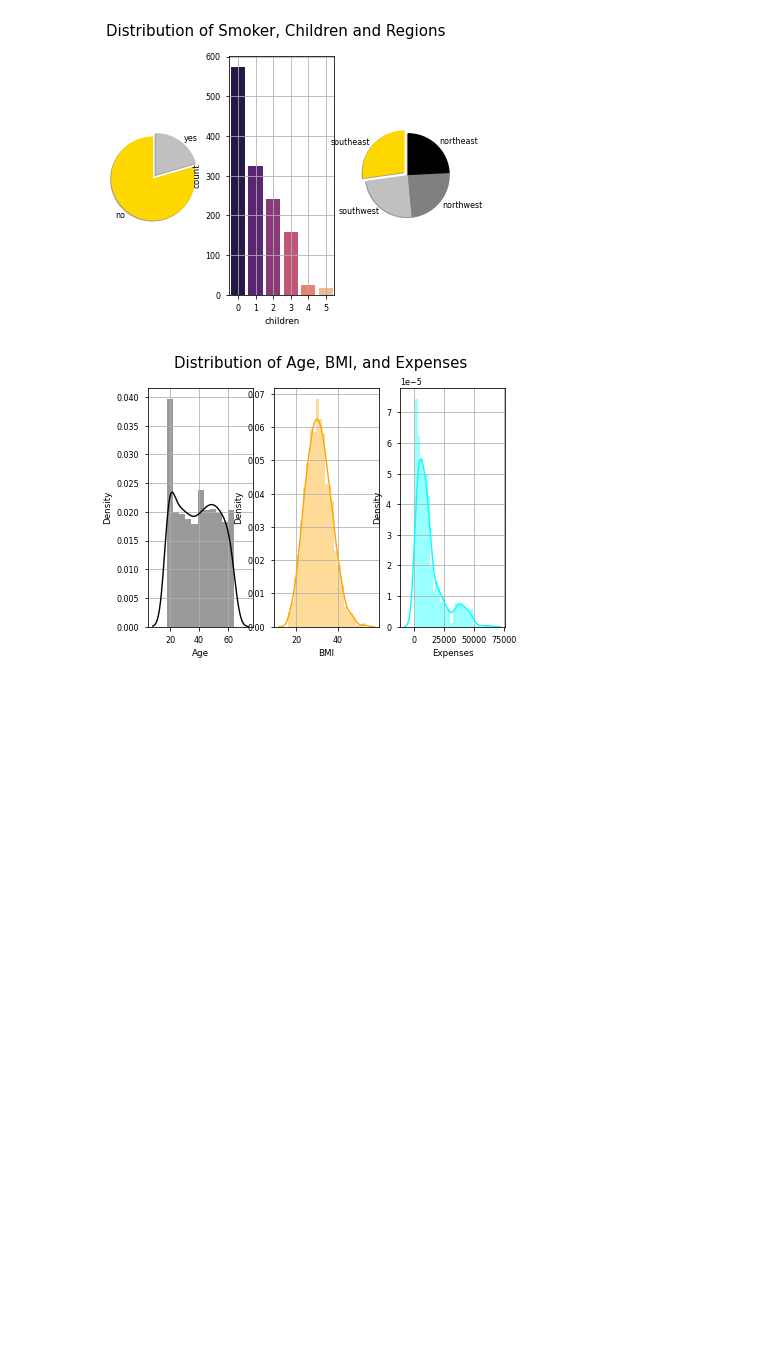
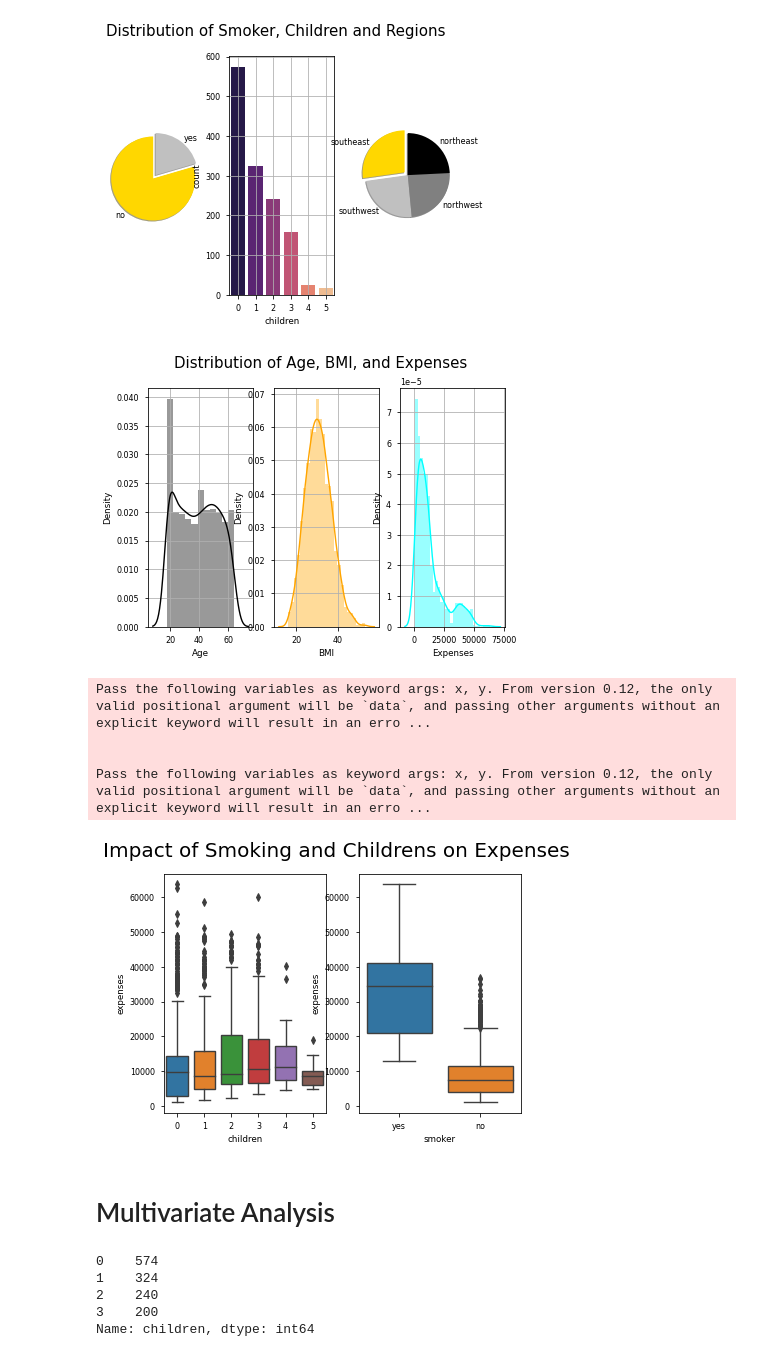
Before and after one commit to Shubham-1-cell/Medical-Expense-Prediction, a Jupyter notebook: Prediction.ipynb, the cells around one changed output. Drawn from its saved outputs; the diff is of its cells as text; code cells hidden in the pictures; blank space fills up the shorter version.

```diff
--- a/Prediction.ipynb
+++ b/Prediction.ipynb
@@ -130,0 +125,32 @@ px.scatter(data, y = 'expenses',
+# %%
+#impact of smoking and childrens in Medical Expenses
+
+plt.subplot(1, 2, 1)
+sns.boxplot(data['children'], data['expenses'])
+
+plt.subplot(1, 2, 2)
+sns.boxplot(data['smoker'], data['expenses'])
+
+plt.suptitle('Impact of Smoking and Childrens on Expenses', fontsize = 20)
+plt.show()
+# %% [output]
+Pass the following variables as keyword args: x, y. From version 0.12, the only valid positional argument will be `data`, and passing other arguments without an explicit keyword will result in an erro ...
+
+
+Pass the following variables as keyword args: x, y. From version 0.12, the only valid positional argument will be `data`, and passing other arguments without an explicit keyword will result in an erro ...
+[figure, added]
+# %% [markdown]
+# Multivariate Analysis
+# %%
+#Cap 4 and 5 children since they have simmilar impact on expense above
+
+data['children'] = data['children'].replace((4, 5), (3, 3))
+
+#New count
+data['children'].value_counts()
+# %% [output]
+0    574
+1    324
+2    240
+3    200
+Name: children, dtype: int64
```
Also changed, not shown: parts of 6 cells of this notebook.
